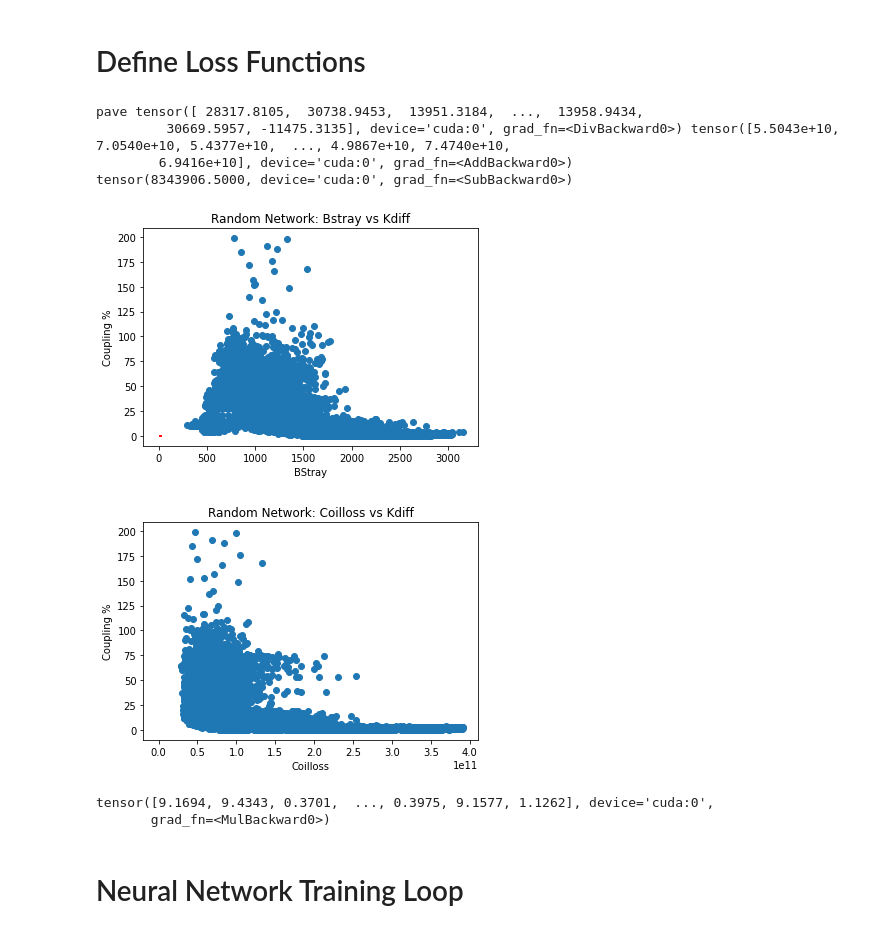
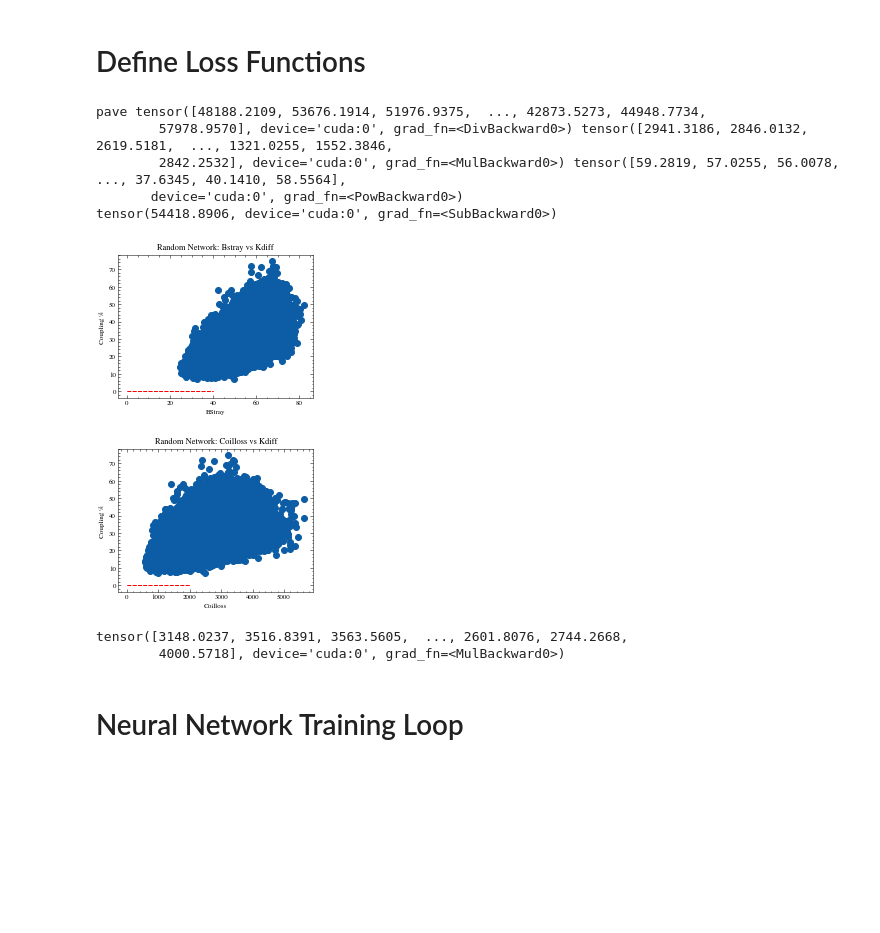
Before and after one commit to ShahidOni/Optimizer, a Jupyter notebook: optimization_eng.ipynb, the cells around one changed output. Drawn from its saved outputs; the diff is of its cells as text; code cells hidden in the pictures; blank space fills up the shorter version.

```diff
--- a/optimization_eng.ipynb
+++ b/optimization_eng.ipynb
@@ -302,6 +302,8 @@ print(df_mp.shape)
 # %% [output]
 (1010, 12)
 (1010, 42)
+# %%
+magic_number = 10 ** (-9)
 # %% [markdown]
 # Define Loss Functions
 # %%
@@ -316,6 +318,26 @@ def kdiff_loss(k_parameters):
     return kdiff
 
 
+def calculate_Is(l_parameters, k_parameters):
+  (
+      k_0_0, k_0_1, k_0_2, k_0_3, k_0_4, k_1_0,
+  ) = k_parameters
+  (
+      lp_0_0, lp_0_1, lp_0_2, lp_0_3, lp_0_4,
+      ls_0_0, ls_0_1, ls_0_2, ls_0_3, ls_0_4,
+      lp_1_0, ls_1_0,
+  ) = l_parameters
+
+  a6 = lp_0_0 * np ** 2
+  a11 = ls_0_0 * ns ** 2
+  # Paper formula
+  n1 = (torch.pi * w * a6 * ip) / (2 * numpy.sqrt(2) * v_dc)
+  t1 = (torch.pi ** 2 * w * p_out * torch.sqrt(a6 * a11))
+  t2 = 8 * k_0_0 * n1 * v_dc * v_bat
+  n2 = t1 / t2
+  Is = (4 * v_bat * n2) / (torch.pi * w * a11)
+
+  return Is
 
 def bstray_loss(k_parameters, l_parameters, b_parameters, extra_parameters):
     # Unpack parameters
@@ -342,15 +364,7 @@ def bstray_loss(k_parameters, l_parameters, b_parameters, extra_parameters):
         ip, np, ns
     ) = extra_parameters
 
-    # Scale l_parameters
-    a6 = lp_0_0 * np ** 2
-    a11 = ls_0_0 * ns ** 2
-    # Paper formula
-    n1 = (torch.pi * w * a6 * ip) / (2 * numpy.sqrt(2) * v_dc)
-    t1 = (torch.pi ** 2 * w * p_out * torch.sqrt(a6 * a11))
-    t2 = 8 * k_0_0 * n1 * v_dc * v_bat
-    n2 = t1 / t2
-    Is = (4 * v_bat * n2) / (torch.pi * w * a11)
+    Is = calculate_Is(l_parameters,k_parameters)
 
     bx_100 = (
         (bx_p_1_00 * ip * np + bx_s_1_00 * Is * ns) ** 2 +
@@ -491,8 +488,16 @@ gp = gp_model(noise)
 a, lpx, lpy, ls, p, wp, ws, ip, np, ns, ys = scale_and_extract(gp)
 gp_parameters = stack_parameters(a, lpx, lpy, ls, p, wp, ws, *ys)
 extra_parameters = stack_parameters(ip, np, ns).transpose(0, 1)
+
+
+V_PriCore, V_SecCore, V_PriWind,V_SecWind = core_losses(extra_parameters, gp_parameters)
+
+min_x = torch.min(gp_parameters)
+max_x = torch.max(gp_parameters)
+gp_parameters = (gp_parameters - min_x) / (max_x - min_x)
 # Push GP parameters through MP model
 mp_parameters = mp_model(gp_parameters)
+
 
 # Scale MP parameters
 y = torch.Tensor(df_mp.values).transpose(0, 1).to("cuda")
@@ -503,43 +508,44 @@ mp_parameters = mp_parameters * (max_y - min_y) + min_y
 k_parameters = mp_parameters.transpose(0, 1)[0:6]
 l_parameters = mp_parameters.transpose(0, 1)[6:18]
 b_parameters = mp_parameters.transpose(0, 1)[18:]
-V_PriCore, V_SecCore, V_PriWind,V_SecWind = core_losses(extra_parameters, gp_parameters)
+
 kdiff = kdiff_loss(k_parameters)
 bstray = bstray_loss(k_parameters, l_parameters, b_parameters, extra_parameters)
 coilloss,pave = coil_loss_and_power_average(k_parameters, l_parameters, b_parameters, extra_parameters)
-print("pave",pave,coilloss)
+print("pave",pave,coilloss, bstray)
 print(loss_function_power_avg(pave))
 plt.vlines(x=40,ymin = 0, ymax=.15,color='red',linestyle='dashed')
 plt.hlines(y=.15,xmin = 0, xmax=40,color='red',linestyle='dashed')
 plt.vlines(x=0,ymin = 0, ymax=.15,color='red',linestyle='dashed')
 plt.hlines(y=0,xmin = 0, xmax=40,color='red',linestyle='dashed')
 #display plot
 plt.scatter(bstray.detach().cpu(), 100 * kdiff.detach().cpu())
 plt.title("Random Network: Bstray vs Kdiff")
 plt.xlabel("BStray")
 plt.ylabel("Coupling %")
 plt.show()
 
 plt.vlines(x=2000,ymin = 0, ymax=.15,color='red',linestyle='dashed')
 plt.hlines(y=.15,xmin = 0, xmax=2000,color='red',linestyle='dashed')
 plt.vlines(x=0,ymin = 0, ymax=.15,color='red',linestyle='dashed')
 plt.hlines(y=0,xmin = 0, xmax=2000,color='red',linestyle='dashed')
 plt.scatter(coilloss.detach().cpu(), 100 * kdiff.detach().cpu())
 plt.title("Random Network: Coilloss vs Kdiff")
 plt.xlabel("Coilloss")
 plt.ylabel("Coupling %")
 plt.show()
 
 number_of_inverters(gp_parameters)
 # %% [output]
-pave tensor([ 28317.8105,  30738.9453,  13951.3184,  ...,  13958.9434,
-         30669.5957, -11475.3135], device='cuda:0', grad_fn=<DivBackward0>) tensor([5.5043e+10, 7.0540e+10, 5.4377e+10,  ..., 4.9867e+10, 7.4740e+10,
-        6.9416e+10], device='cuda:0', grad_fn=<AddBackward0>)
-tensor(8343906.5000, device='cuda:0', grad_fn=<SubBackward0>)
+pave tensor([48188.2109, 53676.1914, 51976.9375,  ..., 42873.5273, 44948.7734,
+        57978.9570], device='cuda:0', grad_fn=<DivBackward0>) tensor([2941.3186, 2846.0132, 2619.5181,  ..., 1321.0255, 1552.3846,
+        2842.2532], device='cuda:0', grad_fn=<MulBackward0>) tensor([59.2819, 57.0255, 56.0078,  ..., 37.6345, 40.1410, 58.5564],
+       device='cuda:0', grad_fn=<PowBackward0>)
+tensor(54418.8906, device='cuda:0', grad_fn=<SubBackward0>)
-[figure, old version]
+[figure, new version]
-[figure, old version]
+[figure, new version]
-tensor([9.1694, 9.4343, 0.3701,  ..., 0.3975, 9.1577, 1.1262], device='cuda:0',
-       grad_fn=<MulBackward0>)
+tensor([3148.0237, 3516.8391, 3563.5605,  ..., 2601.8076, 2744.2668,
+        4000.5718], device='cuda:0', grad_fn=<MulBackward0>)
 # %% [markdown]
 # Neural Network Training Loop
 # %%
```
Also changed, not shown: parts of 11 cells of this notebook.
